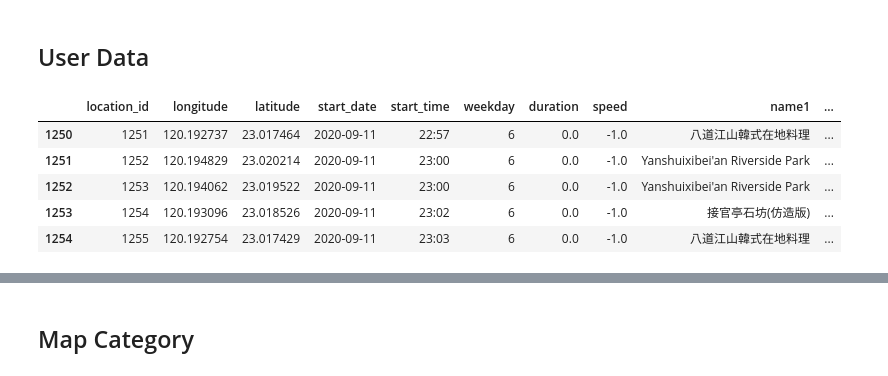
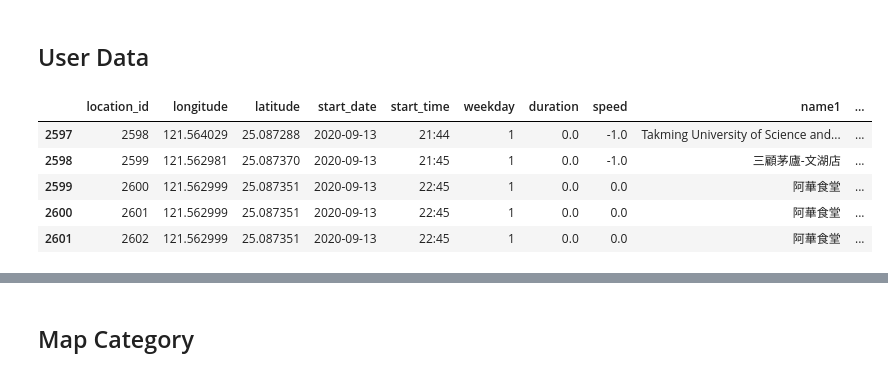
Before and after one commit to yuchieh0130/chchboss, a Jupyter notebook: CategoryPrediction_RandomForest.ipynb, the cells around one changed output, grey strips where cells are left out. Cells and saved outputs as stored; diff of their text form; code cells hidden in the pictures.

```diff
--- a/CategoryPrediction_RandomForest.ipynb
+++ b/CategoryPrediction_RandomForest.ipynb
@@ -148,15 +148,15 @@ array([12,  1,  1, 10, 10, 10,  3, 10, 10,  1, 10, 11,  1,  1,  4, 10,  3,
 # %% [markdown]
 ## User Data
 # %%
-location = pd.read_csv("0911.csv")
+location = pd.read_csv("0914.csv")
 location.tail()
 # %% [output]
 |  | location_id | longitude | latitude | start_date | start_time | weekday | duration | speed | name1 | ... |
-| 1250 | 1251 | 120.192737 | 23.017464 | 2020-09-11 | 22:57 | 6 | 0.0 | -1.0 | 八道江山韓式在地料理 | ... |
-| 1251 | 1252 | 120.194829 | 23.020214 | 2020-09-11 | 23:00 | 6 | 0.0 | -1.0 | Yanshuixibei'an Riverside Park | ... |
-| 1252 | 1253 | 120.194062 | 23.019522 | 2020-09-11 | 23:00 | 6 | 0.0 | -1.0 | Yanshuixibei'an Riverside Park | ... |
-| 1253 | 1254 | 120.193096 | 23.018526 | 2020-09-11 | 23:02 | 6 | 0.0 | -1.0 | 接官亭石坊(仿造版) | ... |
-| 1254 | 1255 | 120.192754 | 23.017429 | 2020-09-11 | 23:03 | 6 | 0.0 | -1.0 | 八道江山韓式在地料理 | ... |
+| 2597 | 2598 | 121.564029 | 25.087288 | 2020-09-13 | 21:44 | 1 | 0.0 | -1.0 | Takming University of Science and... | ... |
+| 2598 | 2599 | 121.562981 | 25.087370 | 2020-09-13 | 21:45 | 1 | 0.0 | -1.0 | 三顧茅廬-文湖店 | ... |
+| 2599 | 2600 | 121.562999 | 25.087351 | 2020-09-13 | 22:45 | 1 | 0.0 | 0.0 | 阿華食堂 | ... |
+| 2600 | 2601 | 121.562999 | 25.087351 | 2020-09-13 | 22:45 | 1 | 0.0 | 0.0 | 阿華食堂 | ... |
+| 2601 | 2602 | 121.562999 | 25.087351 | 2020-09-13 | 22:45 | 1 | 0.0 | 0.0 | 阿華食堂 | ... |
 # %%
 stopLoc = location.drop(['category3','category4','category5'], 1)
 
```
Also changed, not shown: parts of 4 cells of this notebook, 2 other files.
